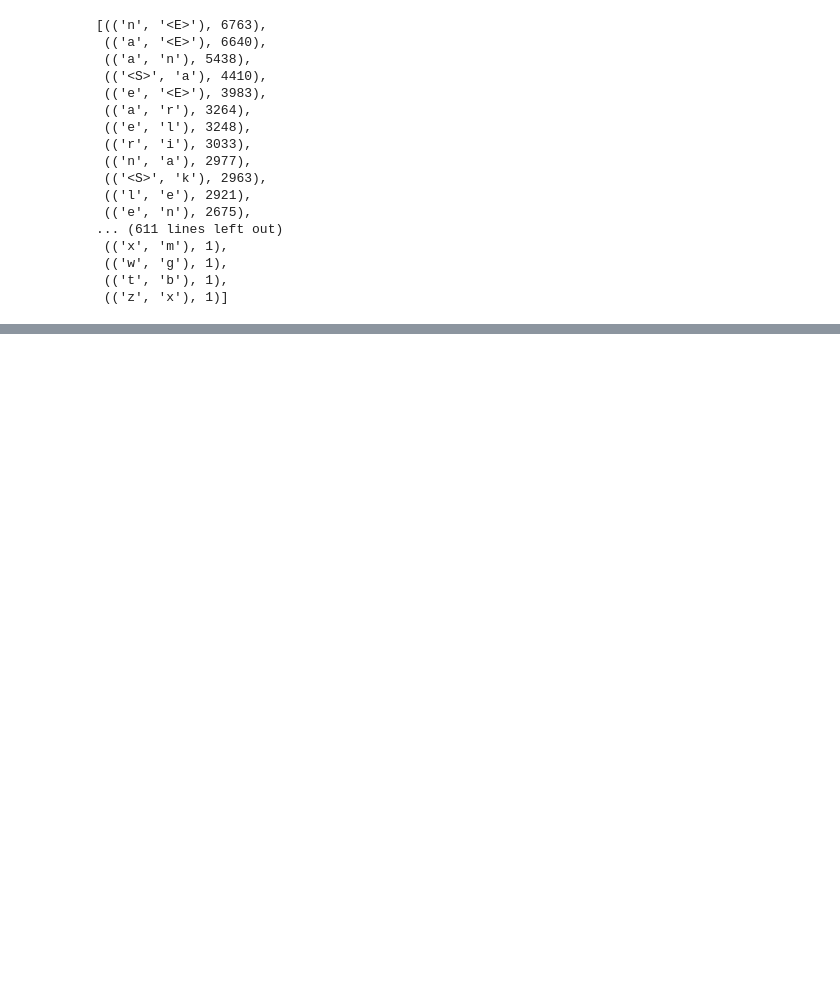
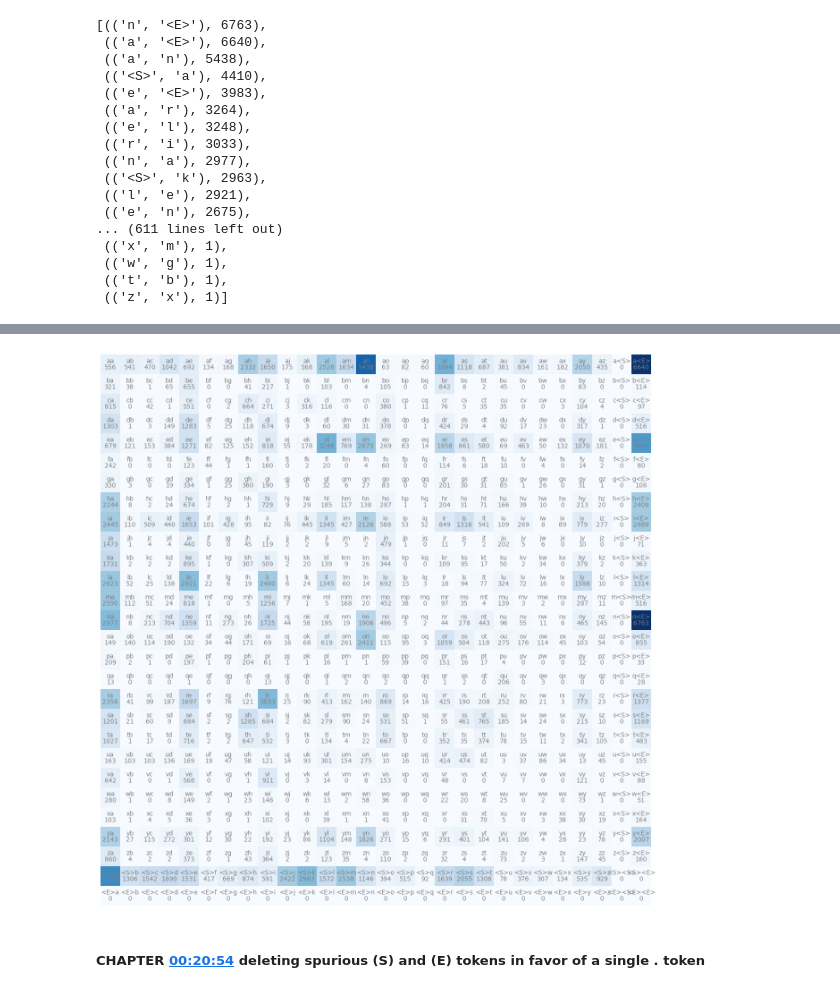
Before and after one commit to MuzzammilShah/NeuralNetworks-LanguageModels-1, a Jupyter notebook: A-Main-Notebook.ipynb, the cells around one changed output, grey strips where cells are left out. Saved outputs shown, nothing was run; the diff lists cells and outputs as text; code cells hidden in the pictures; blank space fills up the shorter version.

Commit message:
Created our dataset using pytorch, formatted it and visualised it by ploting

```diff
--- a/A-Main-Notebook.ipynb
+++ b/A-Main-Notebook.ipynb
@@ -211,0 +216,8 @@ sorted(b.items(), key= lambda kv: -kv[1])  #Now, here we are specifying we want
+# %%
+N = torch.zeros((28, 28), dtype = torch.int32)
+# %%
+chars = sorted(list(set(''.join(words))))
+
+stoi = {s:i for i,s in enumerate(chars)}
+stoi['<S>'] = 26
+stoi['<E>'] = 27
@@ -211,0 +244,7 @@ sorted(b.items(), key= lambda kv: -kv[1])  #Now, here we are specifying we want
+# %%
+for word in words:
+    chs = ['<S>'] + list(word) + ['<E>']
+    for ch1, ch2 in zip(chs, chs[1:]):
+        ix1 = stoi[ch1]
+        ix2 = stoi[ch2]
+        N[ix1, ix2] += 1
@@ -211,0 +278,3 @@ sorted(b.items(), key= lambda kv: -kv[1])  #Now, here we are specifying we want
+# %%
+itos = {i:s for s,i in stoi.items()}
+itos
@@ -211,0 +299,18 @@ sorted(b.items(), key= lambda kv: -kv[1])  #Now, here we are specifying we want
+# %%
+#This code is directly taken from the video. Andrej prolly spent a lot of time designing this so
+
+import matplotlib.pyplot as plt
+%matplotlib inline
+
+plt.figure(figsize=(16,16))
+plt.imshow(N, cmap='Blues')
+for i in range(28):
+    for j in range(28):
+        chstr = itos[i] + itos[j]
+        plt.text(j, i, chstr, ha="center", va="bottom", color='gray')
+        plt.text(j, i, N[i, j].item(), ha="center", va="top", color='gray')
+plt.axis('off');
+# %% [output]
+[figure, added]
+# %% [markdown]
+##### **CHAPTER** [00:20:54](https://www.youtube.com/watch?v=PaCmpygFfXo&t=1254s) deleting spurious (S) and (E) tokens in favor of a single . token
```
Also changed, not shown: parts of 11 cells of this notebook.
